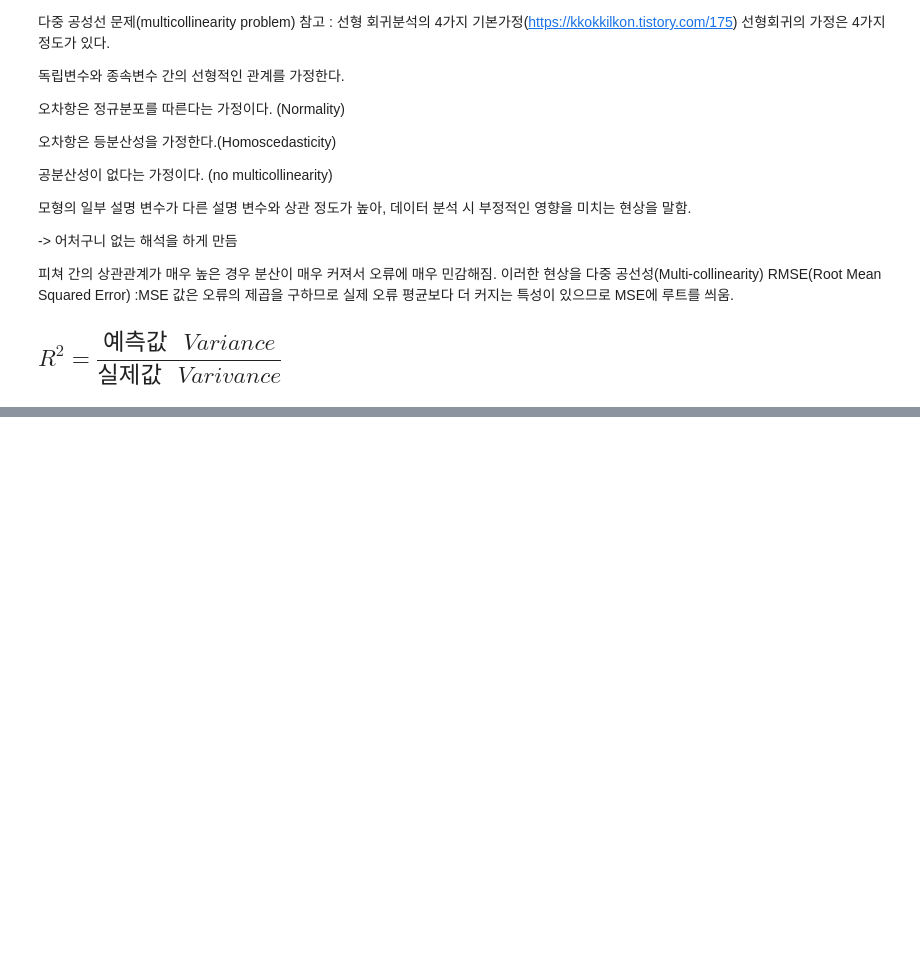
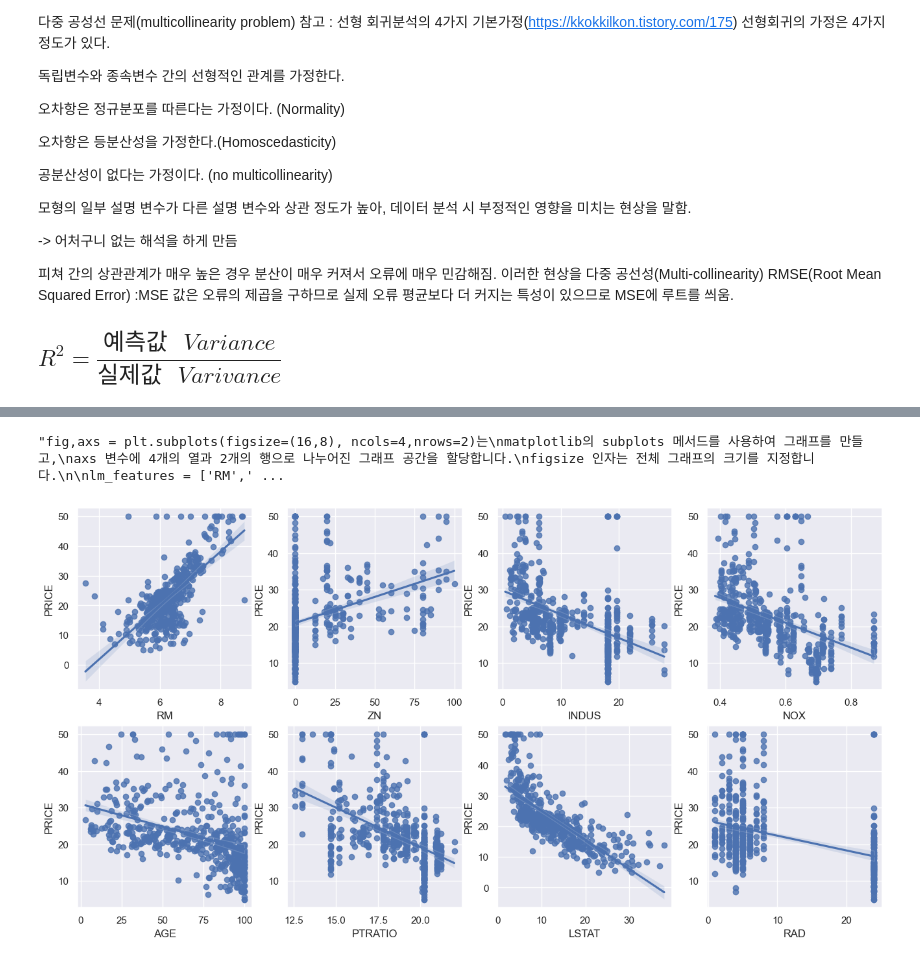
Before and after one commit to the9world/My_Study, a Jupyter notebook: Python_study/23년05월/230509/c_regression.ipynb, the cells around one changed output, grey strips where cells are left out. Cells and saved outputs as stored; diff of their text form; code cells hidden in the pictures; blank space fills up the shorter version.

```diff
--- a/Python_study/23년05월/230509/c_regression.ipynb
+++ b/Python_study/23년05월/230509/c_regression.ipynb
@@ -438,0 +538,20 @@ RMSE(Root Mean Squared Error) :MSE 값은 오류의 제곱을 구하므로 실
+# %%
+import numpy as np
+import matplotlib.pyplot as plt
+import pandas as pd
+import seaborn as sns
+from scipy import stats
+from sklearn.datasets import load_boston
+%matplotlib inline
+
+# boston 데이타셋 로드
+boston = load_boston()
+
+#boston 데이터셋 DataFrame변환
+bostonDF = pd.DataFrame(boston.data, columns = boston.feature_names)
+
+#boston dataset의 target array는 주택 가격
+#이를 컬럼 PRICE 컬럼으로 DataFrame에 추가함.
+bostonDF['PRICE'] = boston.target
+print('Boston 데이터셋 크기:', bostonDF.shape)
+bostonDF
@@ -438,0 +605,45 @@ RMSE(Root Mean Squared Error) :MSE 값은 오류의 제곱을 구하므로 실
+# %%
+fig,axs = plt.subplots(figsize=(16,8), ncols=4,nrows=2)
+#fig와 axs는 두 개의 변수를 할당하고 있습니다. fig는 figure 객체이고, axs는 axes 객체입니다.
+# fig, axs 변수는 2x4 크기의 서브 플롯을 생성합니다.
+# figsize는 그림의 크기를 지정하는 인자입니다. ncols는 열의 개수를, nrows는 행의 개수를 결정합니다.
+lm_features = ['RM','ZN','INDUS','NOX','AGE','PTRATIO','LSTAT','RAD']
+# lm_features는 다중선형회귀에서 사용할 변수들을 리스트로 저장한 것입니다.
+# 이 변수들은 주택가격 예측 모델에서 독립변수로 사용됩니다.
+for i,feature in enumerate(lm_features):
+    row = int(i/4)
+    col = i%4
+# for문은 lm_features에 저장된 변수들을 차례로 꺼내와 sns.regplot을 이용해 산점도와 회귀 직선을 함께 그립니다.
+# enumerate 함수는 리스트를 인덱스와 함께 반환해주는 함수입니다.
+# row와 col은 현재 변수의 인덱스를 이용하여 해당 서브 플롯의 위치를 계산합니다.
+    # seaborn의 regplot을 이용해 산점도와 선형 회귀 직성을 함께 표현
+    sns.regplot(x=feature, y='PRICE', data= bostonDF,ax = axs[row][col])
+# sns.regplot은 seaborn 패키지에서 제공하는 산점도와 회귀 직선을 그리는 함수입니다.
+# x와 y는 각각 독립변수와 종속변수를 지정하며, data는 데이터 프레임을 지정합니다.
+# ax는 해당 서브 플롯을 지정합니다
+    # 펼치지 않고 4개, 2개  픽스해두고 그리는 것
+
+"""fig,axs = plt.subplots(figsize=(16,8), ncols=4,nrows=2)는
+matplotlib의 subplots 메서드를 사용하여 그래프를 만들고,
+axs 변수에 4개의 열과 2개의 행으로 나누어진 그래프 공간을 할당합니다.
+figsize 인자는 전체 그래프의 크기를 지정합니다.
+
+lm_features = ['RM','ZN','INDUS','NOX','AGE','PTRATIO','LSTAT','RAD']는
+주어진 데이터 프레임에서 사용할 변수의 이름을 리스트 형태로 지정합니다.
+
+for i,feature in enumerate(lm_features):는
+lm_features 리스트에 있는 변수들을 반복적으로 불러옵니다.
+i는 인덱스 번호를 나타내며, feature는 해당 변수의 이름을 나타냅니다.
+
+row = int(i/4)와 col = i%4는
+axs 변수에서 해당 그래프가 위치할 행과 열의 인덱스를 계산합니다.
+
+sns.regplot(x=feature, y='PRICE', data= bostonDF,ax = axs[row][col])는
+seaborn 라이브러리의 regplot 메서드를 사용하여 산점도와 회귀선을 그립니다.
+x 인자는 x축에 사용할 변수를, y 인자는 y축에 사용할 변수를 지정합니다.
+data 인자는 사용할 데이터프레임을 지정하며, ax 인자는 해당 그래프를 그릴 위치를 지정합니다.
+이렇게 그려진 그래프들은 axs 변수에 할당된 공간에 하나씩 차례로 채워집니다.
+"""
+# %% [output]
+"fig,axs = plt.subplots(figsize=(16,8), ncols=4,nrows=2)는\nmatplotlib의 subplots 메서드를 사용하여 그래프를 만들고,\naxs 변수에 4개의 열과 2개의 행으로 나누어진 그래프 공간을 할당합니다.\nfigsize 인자는 전체 그래프의 크기를 지정합니다.\n\nlm_features = ['RM',' ...
+[figure, added]
```
Also changed, not shown: parts of 19 cells of this notebook, 4 other files.
